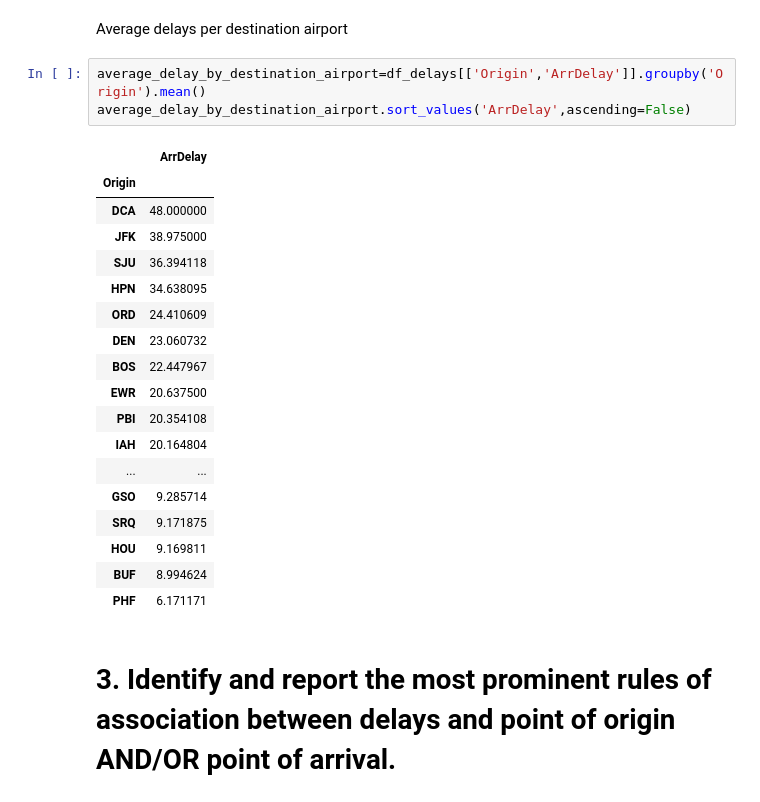
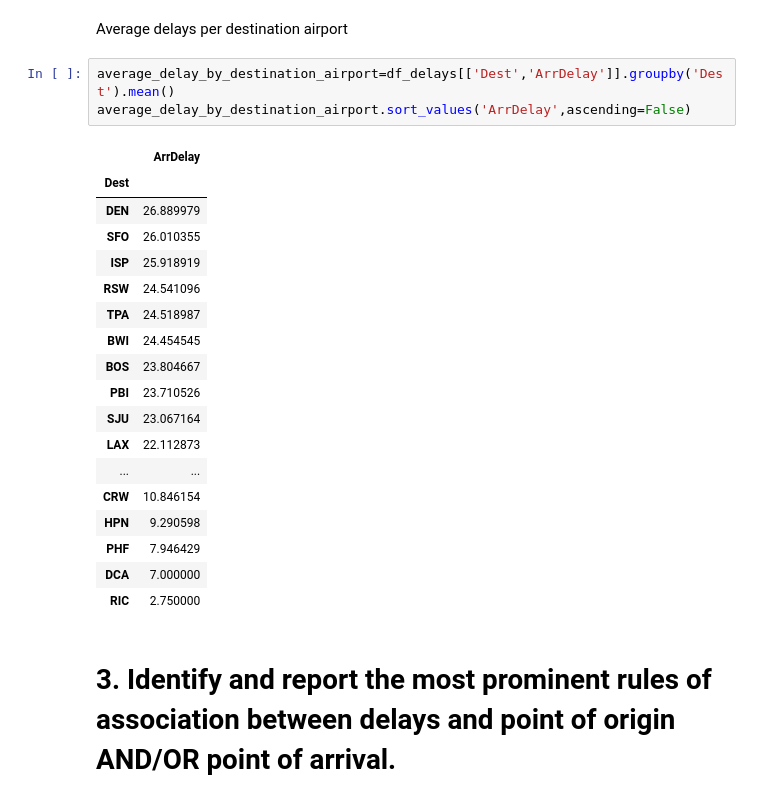
Before and after one commit to gbouzioto/data_mining_master_2020, a Jupyter notebook: exercise_3/airlines/Airlines.ipynb, the cells around one changed output. Cells and saved outputs as stored; diff of their text form.

```diff
--- a/exercise_3/airlines/Airlines.ipynb
+++ b/exercise_3/airlines/Airlines.ipynb
@@ -183,27 +183,27 @@ average_delay_by_origin_airport.sort_values('ArrDelay',ascending=False)
 # %% [markdown]
 Average delays per destination airport
 # %%
-average_delay_by_destination_airport=df_delays[['Origin','ArrDelay']].groupby('Origin').mean()
+average_delay_by_destination_airport=df_delays[['Dest','ArrDelay']].groupby('Dest').mean()
 average_delay_by_destination_airport.sort_values('ArrDelay',ascending=False)
 # %% [output]
 |  | ArrDelay |
-| Origin |  |
-| DCA | 48.000000 |
-| JFK | 38.975000 |
-| SJU | 36.394118 |
-| HPN | 34.638095 |
-| ORD | 24.410609 |
-| DEN | 23.060732 |
-| BOS | 22.447967 |
-| EWR | 20.637500 |
-| PBI | 20.354108 |
-| IAH | 20.164804 |
+| Dest |  |
+| DEN | 26.889979 |
+| SFO | 26.010355 |
+| ISP | 25.918919 |
+| RSW | 24.541096 |
+| TPA | 24.518987 |
+| BWI | 24.454545 |
+| BOS | 23.804667 |
+| PBI | 23.710526 |
+| SJU | 23.067164 |
+| LAX | 22.112873 |
 | ... | ... |
-| GSO | 9.285714 |
-| SRQ | 9.171875 |
-| HOU | 9.169811 |
-| BUF | 8.994624 |
-| PHF | 6.171171 |
+| CRW | 10.846154 |
+| HPN | 9.290598 |
+| PHF | 7.946429 |
+| DCA | 7.000000 |
+| RIC | 2.750000 |
 # %% [markdown]
 # 3. Identify and report the most prominent rules of association between delays and point of origin AND/OR point of arrival.
 # %%
```
Also changed, not shown: parts of 22 cells of this notebook.
